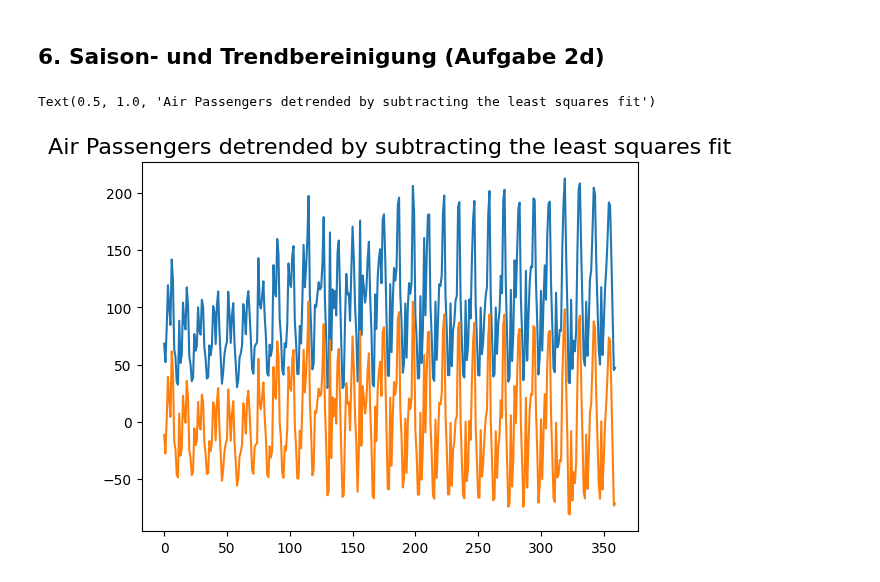
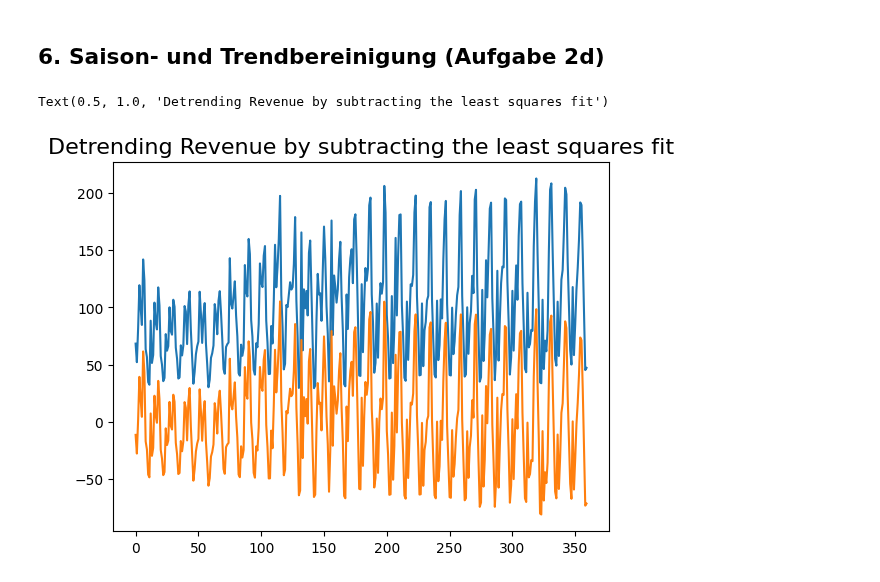
Before and after one commit to Fxvdi/dabi2-project, a Jupyter notebook: Aufgabe2.ipynb, the cells around one changed output. Saved outputs shown, nothing was run; the diff lists cells and outputs as text; code cells hidden in the pictures.

```diff
--- a/Aufgabe2.ipynb
+++ b/Aufgabe2.ipynb
@@ -266,9 +266,9 @@ plt.show()
 # %%
 from scipy import signal
 detrended = signal.detrend(df_merged['Revenue'].values)
 plt.plot(df_merged.Revenue)
 plt.plot(detrended)
-plt.title('Air Passengers detrended by subtracting the least squares fit', fontsize=16)
+plt.title('Detrending Revenue by subtracting the least squares fit', fontsize=16)
 # %% [output]
-Text(0.5, 1.0, 'Air Passengers detrended by subtracting the least squares fit')
+Text(0.5, 1.0, 'Detrending Revenue by subtracting the least squares fit')
-[figure, old version]
+[figure, new version]
```
Also changed, not shown: parts of 1 cell of this notebook.
